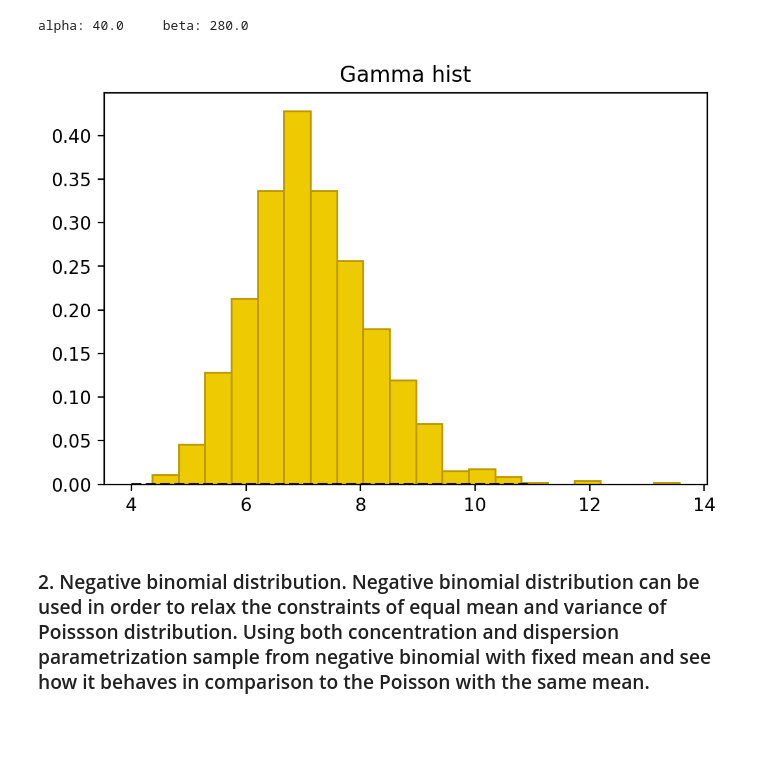
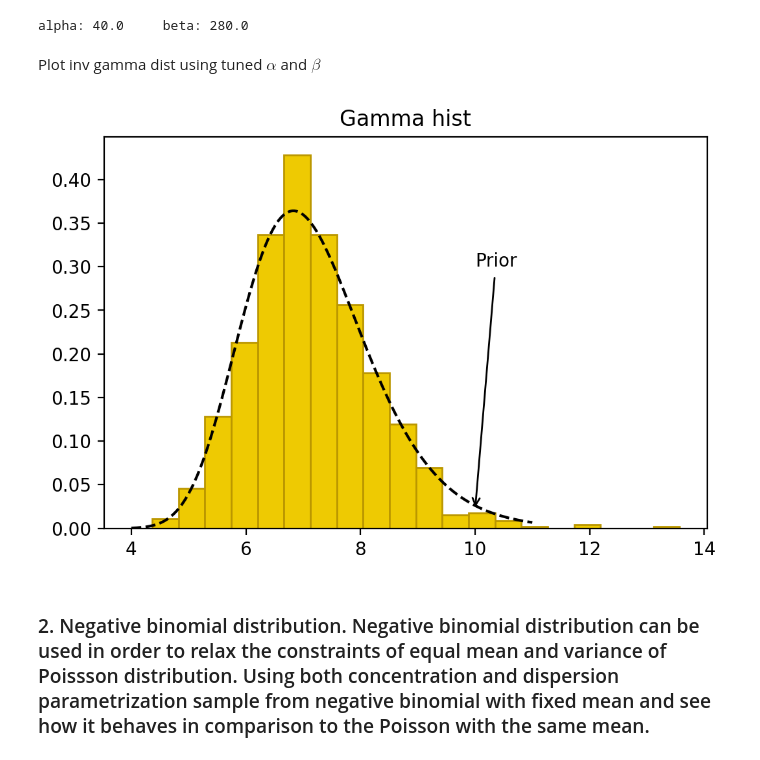
Before and after one commit to ArturBa/data_analytics, a Jupyter notebook: lab_2_3/data_analytics.ipynb, the cells around one changed output. Drawn from its saved outputs; the diff is of its cells as text; code cells hidden in the pictures; blank space fills up the shorter version.

```diff
--- a/lab_2/data_analytics.ipynb
+++ b/lab_2_3/data_analytics.ipynb
@@ -297,6 +329,8 @@ beta = np.round(inv_gamma_tuned.extract()['beta'][0])
 print(f'alpha: {alpha}\tbeta: {beta}')
 # %% [output]
 alpha: 40.0     beta: 280.0
+# %% [markdown]
+Plot inv gamma dist using tuned $\alpha$ and $\beta$
 # %%
 sim = gamma_model.sampling(data={'alpha': alpha, 'beta': beta},
                           algorithm="Fixed_param",
@@ -307,15 +341,15 @@ sim = gamma_model.sampling(data={'alpha': alpha, 'beta': beta},
 # %%
 params=sim.extract()
 inv_gamma=params['inv_gamma']
 
 plt.hist(inv_gamma,bins=20,color=dark,edgecolor=dark_highlight,density=True)
 x=np.linspace(4,11,500)
-plt.plot(x,stats.invgamma.pdf(x,a=alpha,scale=1/beta),color='black',linestyle='--')
+plt.plot(x,stats.invgamma.pdf(x,a=alpha,scale=beta),color='black',linestyle='--')
 plt.title(r'Gamma hist')
-plt.annotate('Prior',xy=(3,0.1),xytext=(5,0.13),arrowprops={'arrowstyle':'->'})
+plt.annotate('Prior',xy=(10,0.02),xytext=(10,0.30),arrowprops={'arrowstyle':'->'})
 
 plt.show()
 # %% [output]
-[figure, old version]
+[figure, new version]
 # %% [markdown]
 ### 2. Negative binomial distribution. Negative binomial distribution can be used in order to relax the constraints of equal mean and variance of Poissson distribution. Using both concentration and dispersion parametrization sample from negative binomial with fixed mean and see how it behaves in comparison to the Poisson with the same mean.
```
Also changed, not shown: parts of 29 cells of this notebook, 14 other files.
